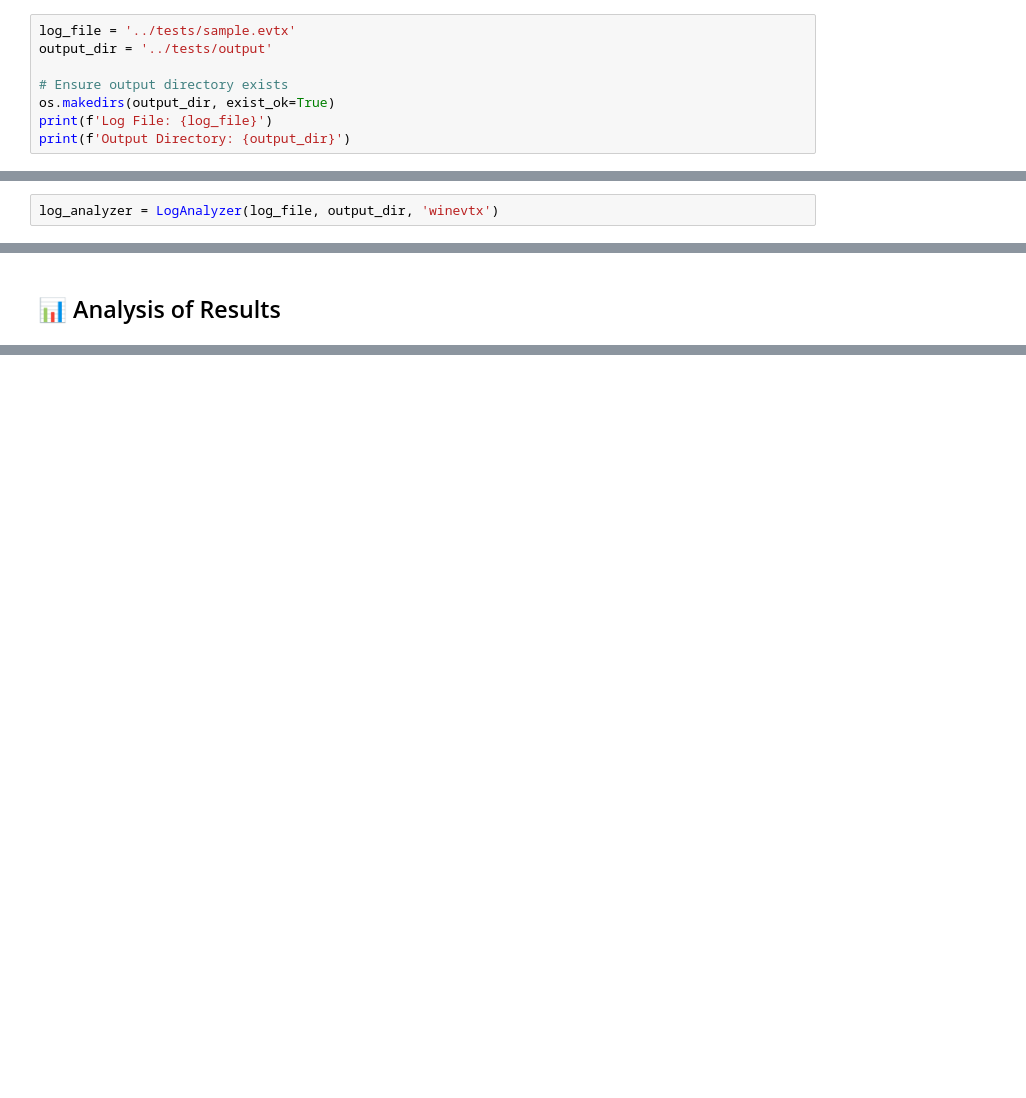
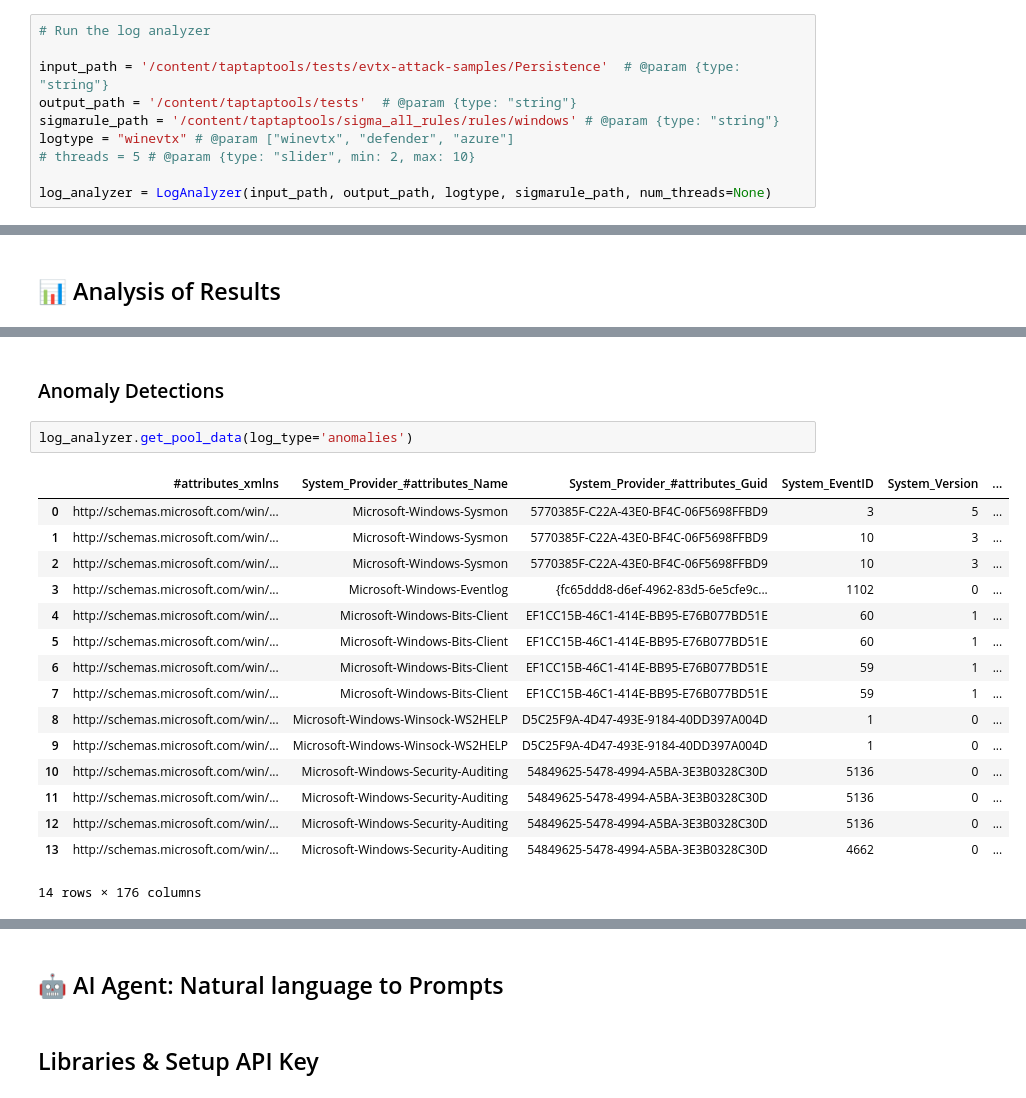
Before and after one commit to aj-tap/taptaptools, a Jupyter notebook: notebooks/LogAnalysis.ipynb, the cells around one changed output, grey strips where cells are left out. Drawn from its saved outputs; the diff is of its cells as text; blank space fills up the shorter version.

Commit message:
setup layout

```diff
--- a/notebooks/LogAnalysis.ipynb
+++ b/notebooks/LogAnalysis.ipynb
@@ -13,8 +17,10 @@ from taptap.core.musashi import LogAnalyzer
 # %%
-log_file = '../tests/sample.evtx'
-output_dir = '../tests/output'
+# Run the log analyzer
 
-# Ensure output directory exists
-os.makedirs(output_dir, exist_ok=True)
-print(f'Log File: {log_file}')
-print(f'Output Directory: {output_dir}')
+input_path = '/content/taptaptools/tests/evtx-attack-samples/Persistence'  # @param {type: "string"}
+output_path = '/content/taptaptools/tests'  # @param {type: "string"}
+sigmarule_path = '/content/taptaptools/sigma_all_rules/rules/windows' # @param {type: "string"}
+logtype = "winevtx" # @param ["winevtx", "defender", "azure"]
+# threads = 5 # @param {type: "slider", min: 2, max: 10}
+
+log_analyzer = LogAnalyzer(input_path, output_path, logtype, sigmarule_path, num_threads=None)
@@ -23,2 +46,0 @@ print(f'Output Directory: {output_dir}')
-# %%
-log_analyzer = LogAnalyzer(log_file, output_dir, 'winevtx')
@@ -30,0 +103,21 @@ log_analyzer.df_results.head()
+# %% [markdown]
+### Anomaly Detections
+# %%
+log_analyzer.get_pool_data(log_type='anomalies')
+# %% [output]
+|  | #attributes_xmlns | System_Provider_#attributes_Name | System_Provider_#attributes_Guid | System_EventID | System_Version | ... |
+| 0 | http://schemas.microsoft.com/win/... | Microsoft-Windows-Sysmon | 5770385F-C22A-43E0-BF4C-06F5698FFBD9 | 3 | 5 | ... |
+| 1 | http://schemas.microsoft.com/win/... | Microsoft-Windows-Sysmon | 5770385F-C22A-43E0-BF4C-06F5698FFBD9 | 10 | 3 | ... |
+| 2 | http://schemas.microsoft.com/win/... | Microsoft-Windows-Sysmon | 5770385F-C22A-43E0-BF4C-06F5698FFBD9 | 10 | 3 | ... |
+| 3 | http://schemas.microsoft.com/win/... | Microsoft-Windows-Eventlog | {fc65ddd8-d6ef-4962-83d5-6e5cfe9c... | 1102 | 0 | ... |
+| 4 | http://schemas.microsoft.com/win/... | Microsoft-Windows-Bits-Client | EF1CC15B-46C1-414E-BB95-E76B077BD51E | 60 | 1 | ... |
+| 5 | http://schemas.microsoft.com/win/... | Microsoft-Windows-Bits-Client | EF1CC15B-46C1-414E-BB95-E76B077BD51E | 60 | 1 | ... |
+| 6 | http://schemas.microsoft.com/win/... | Microsoft-Windows-Bits-Client | EF1CC15B-46C1-414E-BB95-E76B077BD51E | 59 | 1 | ... |
+| 7 | http://schemas.microsoft.com/win/... | Microsoft-Windows-Bits-Client | EF1CC15B-46C1-414E-BB95-E76B077BD51E | 59 | 1 | ... |
+| 8 | http://schemas.microsoft.com/win/... | Microsoft-Windows-Winsock-WS2HELP | D5C25F9A-4D47-493E-9184-40DD397A004D | 1 | 0 | ... |
+| 9 | http://schemas.microsoft.com/win/... | Microsoft-Windows-Winsock-WS2HELP | D5C25F9A-4D47-493E-9184-40DD397A004D | 1 | 0 | ... |
+| 10 | http://schemas.microsoft.com/win/... | Microsoft-Windows-Security-Auditing | 54849625-5478-4994-A5BA-3E3B0328C30D | 5136 | 0 | ... |
+| 11 | http://schemas.microsoft.com/win/... | Microsoft-Windows-Security-Auditing | 54849625-5478-4994-A5BA-3E3B0328C30D | 5136 | 0 | ... |
+| 12 | http://schemas.microsoft.com/win/... | Microsoft-Windows-Security-Auditing | 54849625-5478-4994-A5BA-3E3B0328C30D | 5136 | 0 | ... |
+| 13 | http://schemas.microsoft.com/win/... | Microsoft-Windows-Security-Auditing | 54849625-5478-4994-A5BA-3E3B0328C30D | 4662 | 0 | ... |
+14 rows × 176 columns
@@ -30,0 +125,4 @@ log_analyzer.df_results.head()
+# %% [markdown]
+## 🤖 AI Agent: Natural language to Prompts
+# %% [markdown]
+## Libraries & Setup API Key
```
Also changed, not shown: parts of 22 cells of this notebook.
